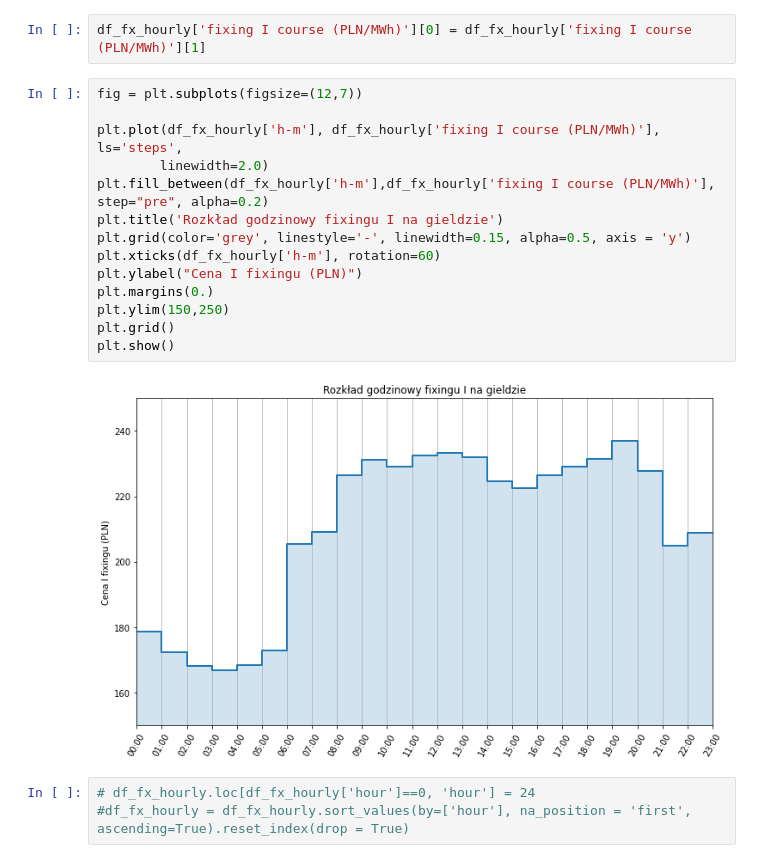
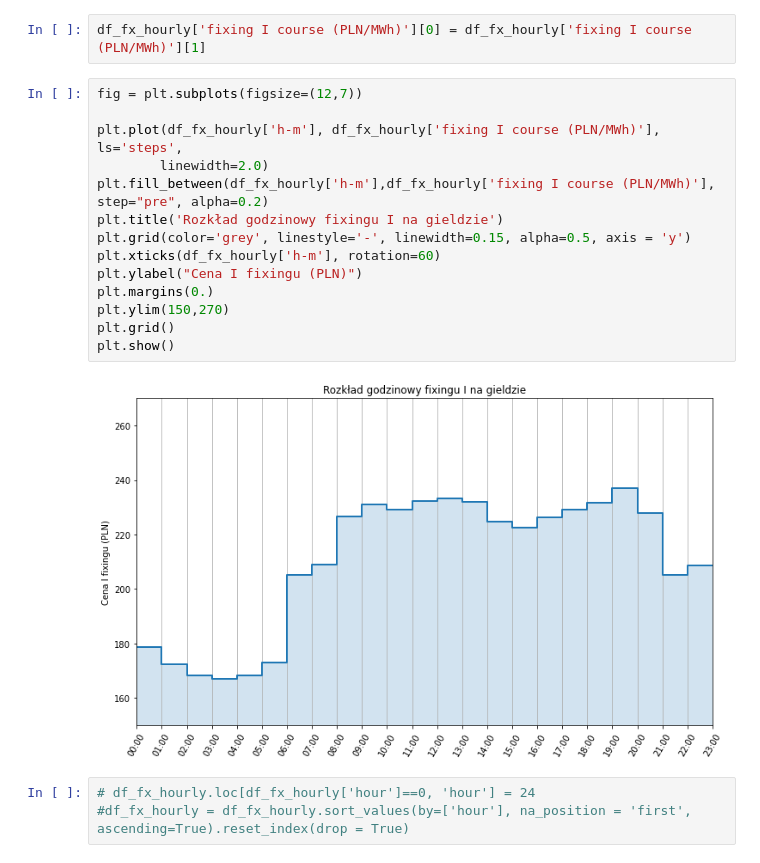
Before and after one commit to piekarsky/Short-Term-Electricity-Price-Forecasting-at-the-Polish-Day-Ahead-Market, a Jupyter notebook: power-market-analysis.ipynb, the cells around one changed output. Drawn from its saved outputs; the diff is of its cells as text.

```diff
--- a/power-market-analysis.ipynb
+++ b/power-market-analysis.ipynb
@@ -267,19 +314,19 @@ df_fx_hourly['fixing I course (PLN/MWh)'][0] = df_fx_hourly['fixing I course (PL
 # %%
 fig = plt.subplots(figsize=(12,7))
 
 plt.plot(df_fx_hourly['h-m'], df_fx_hourly['fixing I course (PLN/MWh)'], ls='steps',
         linewidth=2.0)
 plt.fill_between(df_fx_hourly['h-m'],df_fx_hourly['fixing I course (PLN/MWh)'], step="pre", alpha=0.2)
 plt.title('Rozkład godzinowy fixingu I na gieldzie')
 plt.grid(color='grey', linestyle='-', linewidth=0.15, alpha=0.5, axis = 'y')
 plt.xticks(df_fx_hourly['h-m'], rotation=60)
 plt.ylabel("Cena I fixingu (PLN)")
 plt.margins(0.)
-plt.ylim(150,250)
+plt.ylim(150,270)
 plt.grid()
 plt.show()
 # %% [output]
-[figure, old version]
+[figure, new version]
 # %%
 # df_fx_hourly.loc[df_fx_hourly['hour']==0, 'hour'] = 24
 #df_fx_hourly = df_fx_hourly.sort_values(by=['hour'], na_position = 'first', ascending=True).reset_index(drop = True)
```
Also changed, not shown: parts of 9 cells of this notebook.
